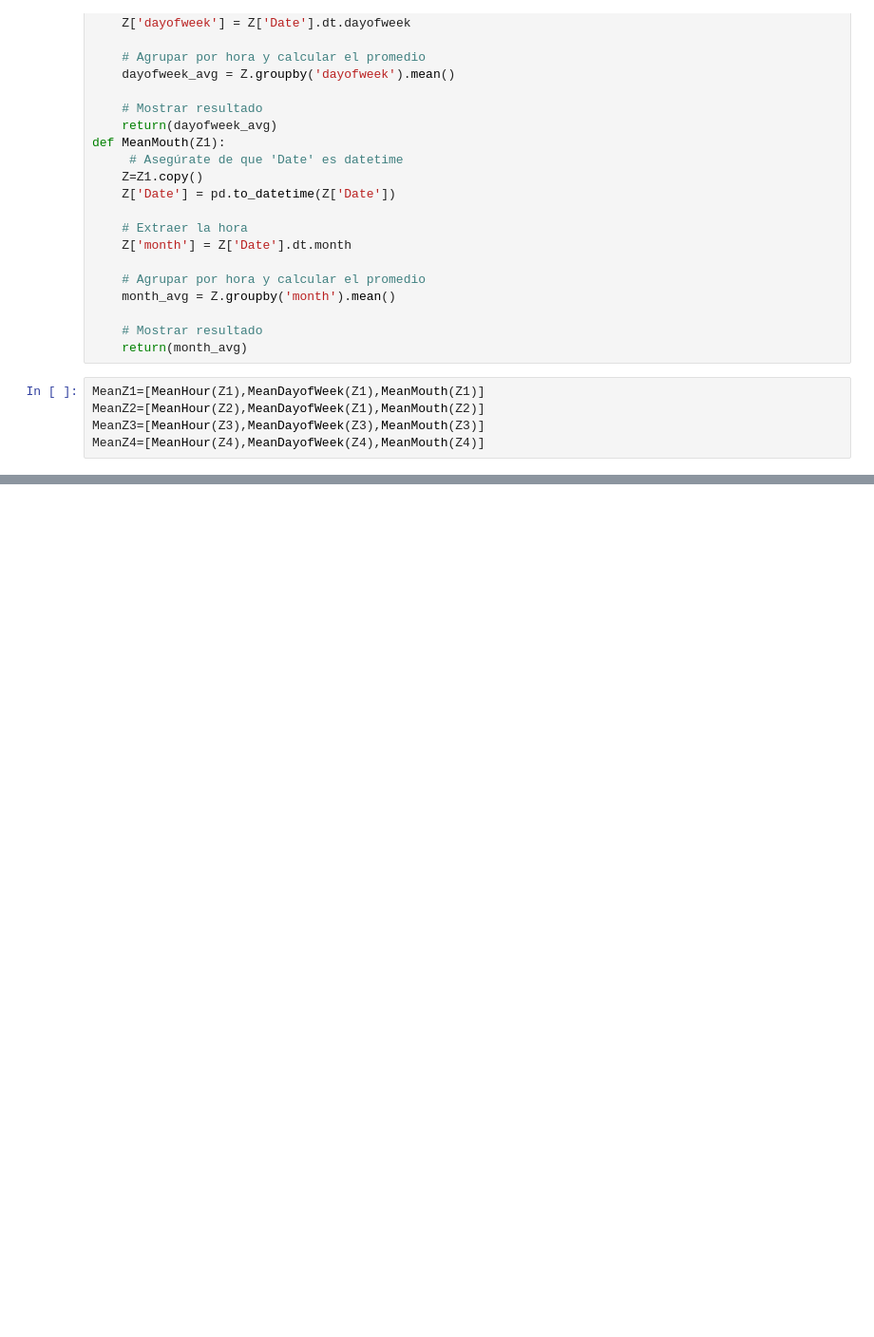
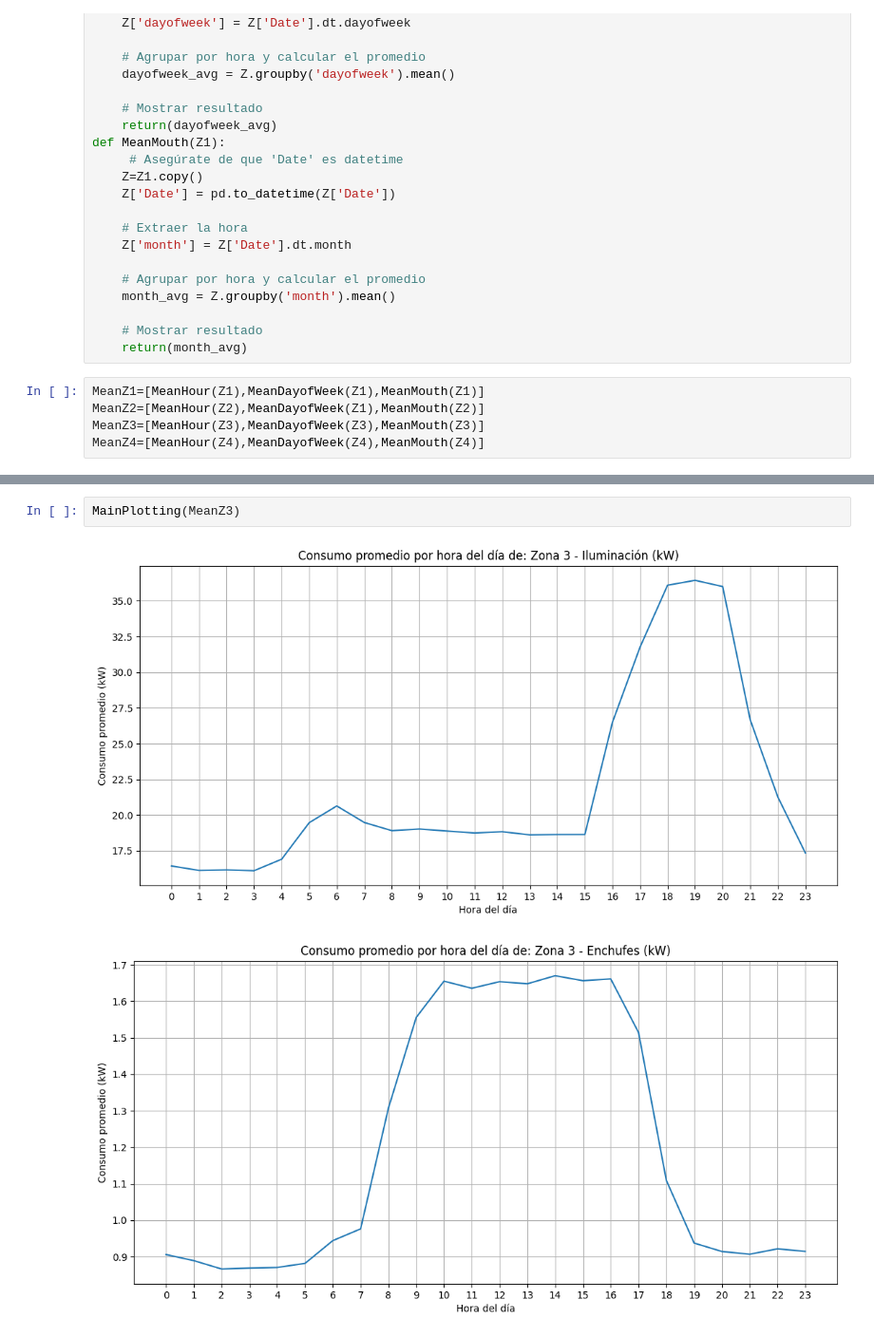
Before and after one commit to DarkSpartan345/Ciencia-de-datos-Energeticos, a Jupyter notebook: Untitled.ipynb, the cells around one changed output, grey strips where cells are left out. Shown at 95% size. Saved outputs shown, nothing was run; the diff lists cells and outputs as text; blank space fills up the shorter version.

```diff
--- a/Untitled.ipynb
+++ b/Untitled.ipynb
@@ -92,0 +143,5 @@ plt.show()
+# %%
+MainPlotting(MeanZ3)
+# %% [output]
+[figure, added]
+[figure, added]
```
Also changed, not shown: parts of 6 cells of this notebook.
